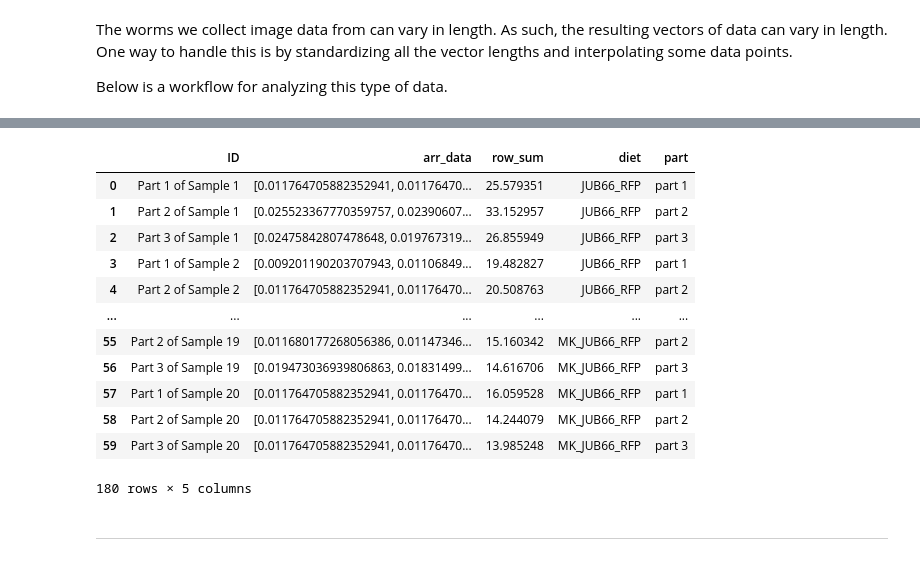
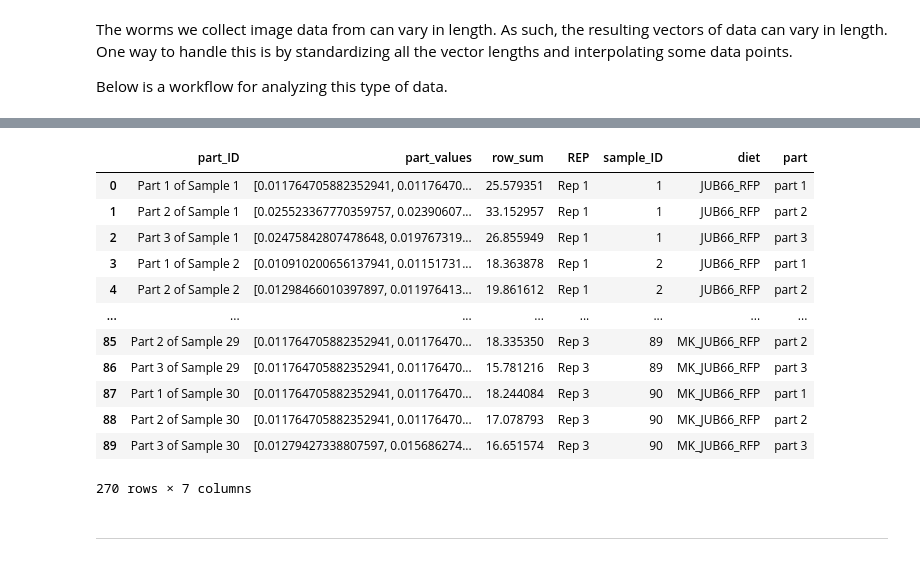
Before and after one commit to jesshill/Image_Analysis, a Jupyter notebook: 03_Image-Analysis/interpolated_data_analysis_JLH.ipynb, the cells around one changed output, grey strips where cells are left out. Drawn from its saved outputs; the diff is of its cells as text; code cells hidden in the pictures.

```diff
--- a/03_Image-Analysis/interpolated_data_analysis_JLH.ipynb
+++ b/03_Image-Analysis/interpolated_data_analysis_JLH.ipynb
@@ -159,0 +85,19 @@ for sample in MK_JUB66_RFP:
+# %%
+# split the sample array values into their respective groups
+
+JUB66_RFP = df[df['diet'] == 'JUB66_RFP']
+JUB66_RFP = JUB66_RFP[['data', 'diet', 'rep', 'ID']]
+JUB66_RFP_arr = np.array(JUB66_RFP['data'])
+JUB66_RFP['data'] = JUB66_RFP_arr
+
+JUB66_RFP_IN_CEMBIO = df[df['diet'] == 'JUB66_RFP_IN_CEMBIO']
+JUB66_RFP_IN_CEMBIO = JUB66_RFP_IN_CEMBIO[['data', 'diet', 'rep', 'ID']]
+JUB66_RFP_IN_CEMBIO_arr = np.array(JUB66_RFP_IN_CEMBIO['data'])
+JUB66_RFP_IN_CEMBIO['data'] = JUB66_RFP_IN_CEMBIO_arr
+
+MK_JUB66_RFP = df[df['diet'] == 'MK_JUB66_RFP_IN_JUB66']
+MK_JUB66_RFP = MK_JUB66_RFP[['data', 'diet', 'rep', 'ID']]
+MK_JUB66_RFP_arr = np.array(MK_JUB66_RFP['data'])
+MK_JUB66_RFP['data'] = MK_JUB66_RFP_arr
+
+print(MK_JUB66_RFP)
@@ -344,0 +329,5 @@ print(combined_df)
+# %%
+# combine all the seperate DFs back into one
+
+combined_df = pd.concat([new_JUB66_RFP_df, new_JUB66_RFP_IN_CEMBIO_df, new_MK_JUB66_RFP_df])
+print(combined_df)
@@ -345,24 +352,27 @@ print(combined_df)
 # %%
-seq = ['part 1', 'part 2', 'part 3']
-repeat_seq = seq * 60
-#print(repeat_seq)
-#len(repeat_seq)
-combined_df = combined_df.assign(part=repeat_seq)
+# we need to add a new column called 'part' to assign a region for each observation
+
+parts = ['part 1', 'part 2', 'part 3']
+parts_seq = parts * 90
+#print(parts_seq)
+#len(parts_seq)
+
+combined_df = combined_df.assign(part=parts_seq)
 combined_df
 # %% [output]
-|  | ID | arr_data | row_sum | diet | part |
-| 0 | Part 1 of Sample 1 | [0.011764705882352941, 0.01176470... | 25.579351 | JUB66_RFP | part 1 |
-| 1 | Part 2 of Sample 1 | [0.025523367770359757, 0.02390607... | 33.152957 | JUB66_RFP | part 2 |
-| 2 | Part 3 of Sample 1 | [0.02475842807478648, 0.019767319... | 26.855949 | JUB66_RFP | part 3 |
-| 3 | Part 1 of Sample 2 | [0.009201190203707943, 0.01106849... | 19.482827 | JUB66_RFP | part 1 |
-| 4 | Part 2 of Sample 2 | [0.011764705882352941, 0.01176470... | 20.508763 | JUB66_RFP | part 2 |
-| ... | ... | ... | ... | ... | ... |
-| 55 | Part 2 of Sample 19 | [0.011680177268056386, 0.01147346... | 15.160342 | MK_JUB66_RFP | part 2 |
-| 56 | Part 3 of Sample 19 | [0.019473036939806863, 0.01831499... | 14.616706 | MK_JUB66_RFP | part 3 |
-| 57 | Part 1 of Sample 20 | [0.011764705882352941, 0.01176470... | 16.059528 | MK_JUB66_RFP | part 1 |
-| 58 | Part 2 of Sample 20 | [0.011764705882352941, 0.01176470... | 14.244079 | MK_JUB66_RFP | part 2 |
-| 59 | Part 3 of Sample 20 | [0.011764705882352941, 0.01176470... | 13.985248 | MK_JUB66_RFP | part 3 |
+|  | part_ID | part_values | row_sum | REP | sample_ID | diet | part |
+| 0 | Part 1 of Sample 1 | [0.011764705882352941, 0.01176470... | 25.579351 | Rep 1 | 1 | JUB66_RFP | part 1 |
+| 1 | Part 2 of Sample 1 | [0.025523367770359757, 0.02390607... | 33.152957 | Rep 1 | 1 | JUB66_RFP | part 2 |
+| 2 | Part 3 of Sample 1 | [0.02475842807478648, 0.019767319... | 26.855949 | Rep 1 | 1 | JUB66_RFP | part 3 |
+| 3 | Part 1 of Sample 2 | [0.010910200656137941, 0.01151731... | 18.363878 | Rep 1 | 2 | JUB66_RFP | part 1 |
+| 4 | Part 2 of Sample 2 | [0.01298466010397897, 0.011976413... | 19.861612 | Rep 1 | 2 | JUB66_RFP | part 2 |
+| ... | ... | ... | ... | ... | ... | ... | ... |
+| 85 | Part 2 of Sample 29 | [0.011764705882352941, 0.01176470... | 18.335350 | Rep 3 | 89 | MK_JUB66_RFP | part 2 |
+| 86 | Part 3 of Sample 29 | [0.011764705882352941, 0.01176470... | 15.781216 | Rep 3 | 89 | MK_JUB66_RFP | part 3 |
+| 87 | Part 1 of Sample 30 | [0.011764705882352941, 0.01176470... | 18.244084 | Rep 3 | 90 | MK_JUB66_RFP | part 1 |
+| 88 | Part 2 of Sample 30 | [0.011764705882352941, 0.01176470... | 17.078793 | Rep 3 | 90 | MK_JUB66_RFP | part 2 |
+| 89 | Part 3 of Sample 30 | [0.01279427338807597, 0.015686274... | 16.651574 | Rep 3 | 90 | MK_JUB66_RFP | part 3 |
-180 rows × 5 columns
+270 rows × 7 columns
 # %% [markdown]
 -----
 # %% [markdown]
```
Also changed, not shown: parts of 38 cells of this notebook, 2 other files.
